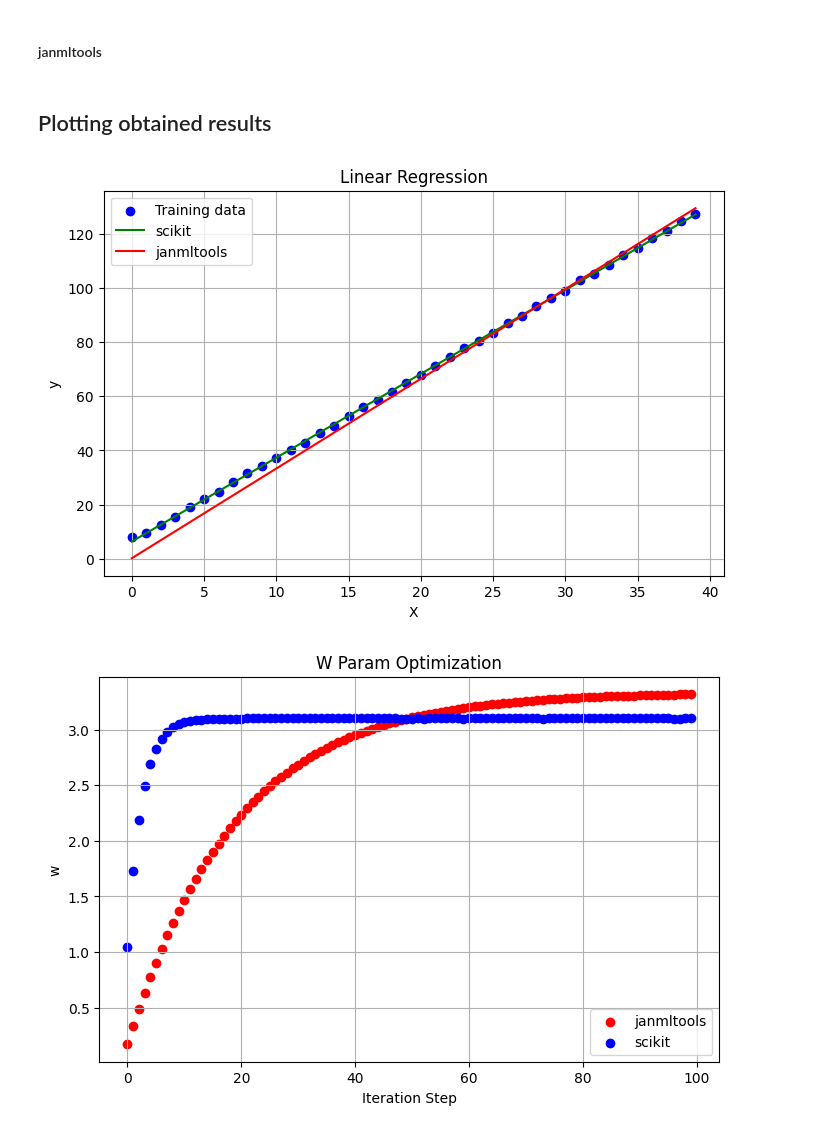
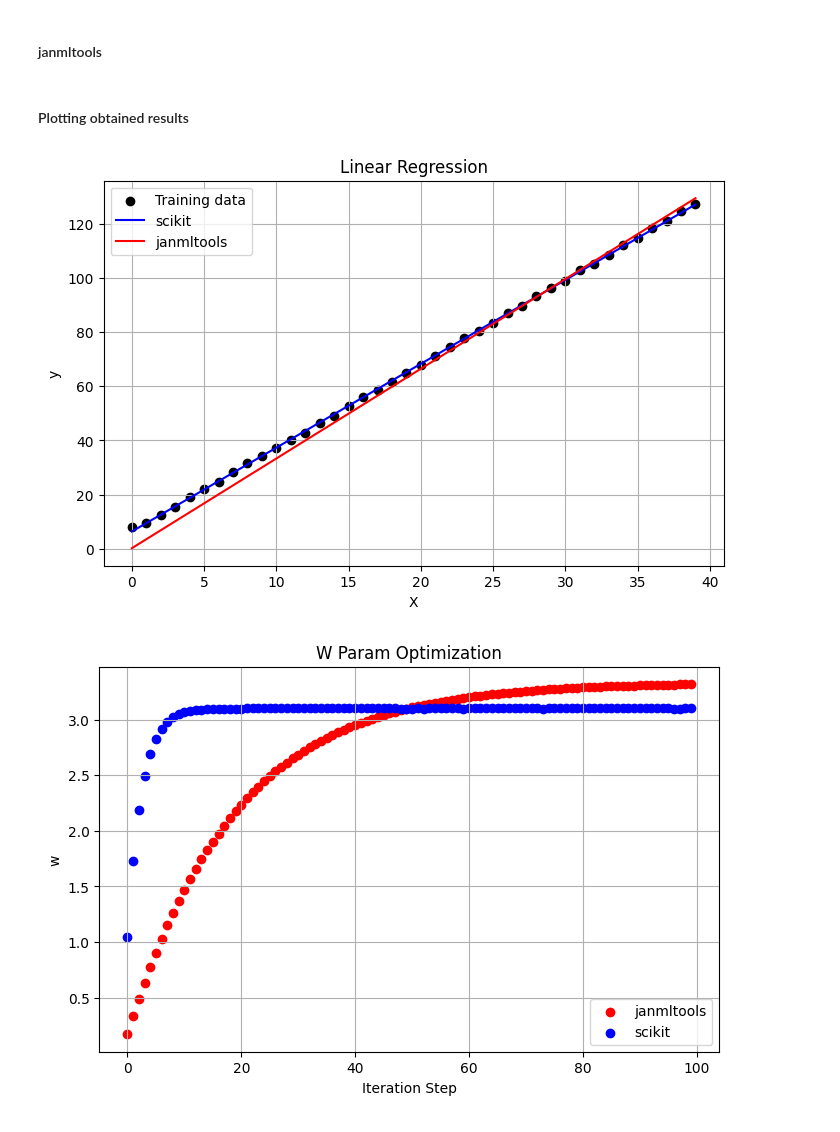
Before and after one commit to janek1842/mlbyjan-sandbox, a Jupyter notebook: livescripts/linear_regression_singlevar.ipynb, the cells around one changed output. Drawn from its saved outputs; the diff is of its cells as text; code cells hidden in the pictures.

```diff
--- a/livescripts/linear_regression_singlevar.ipynb
+++ b/livescripts/linear_regression_singlevar.ipynb
@@ -60,45 +60,45 @@ file_path = "../data/linear_regression_singlevar.json"
 
 w,b,stepsW,stepsB,computed_costs=lnrgsv.run_gradient_descent(x,y,0,0,0.0001,100)
 # %% [markdown]
-## Plotting obtained results
+#### Plotting obtained results
 # %%
 import matplotlib.pyplot as plt
 
 # Regression results
 plt.figure(figsize=(8,5))
-plt.scatter(x, y, color='blue', label='Training data')
+plt.scatter(x, y, color='black', label='Training data')
 plt.xlabel('X')
 plt.ylabel('y')
 plt.title('Linear Regression')
-plt.plot(x, sgdr.coef_ * x_norm + sgdr.intercept_, color='green', label='scikit')
+plt.plot(x, sgdr.coef_ * x_norm + sgdr.intercept_, color='blue', label='scikit')
 plt.plot(x, w*x+b,color='red',label='janmltools')
 plt.legend()
 plt.grid(True)
 plt.show()
 
 # Regression steps visualization
 plt.figure(figsize=(8,5))
 plt.title('W Param Optimization')
 plt.xlabel('Iteration Step')
 plt.ylabel('w')
 plt.scatter(np.arange(len(stepsW)), stepsW, color='red', label='janmltools')
 plt.scatter(np.arange(len(sgdr_w)), sgdr_w, color='blue', label='scikit')
 plt.legend()
 plt.grid(True)
 plt.show()
 
 
 # Computed costs vs the iteration
 plt.figure(figsize=(8,5))
 plt.title('Cost Visualization')
 plt.xlabel('Iteration Step')
 plt.ylabel('Computed cost')
 plt.scatter(np.arange(len(computed_costs)), computed_costs, color='red', label='janmltools')
 plt.scatter(np.arange(len(sgdr_costs)), sgdr_costs, color='blue', label='scikit')
 plt.legend()
 plt.grid(True)
 plt.show()
 # %% [output]
-[figure, old version]
+[figure, new version]
 [figure]
 [figure]
```
Also changed, not shown: parts of 1 cell of this notebook.
